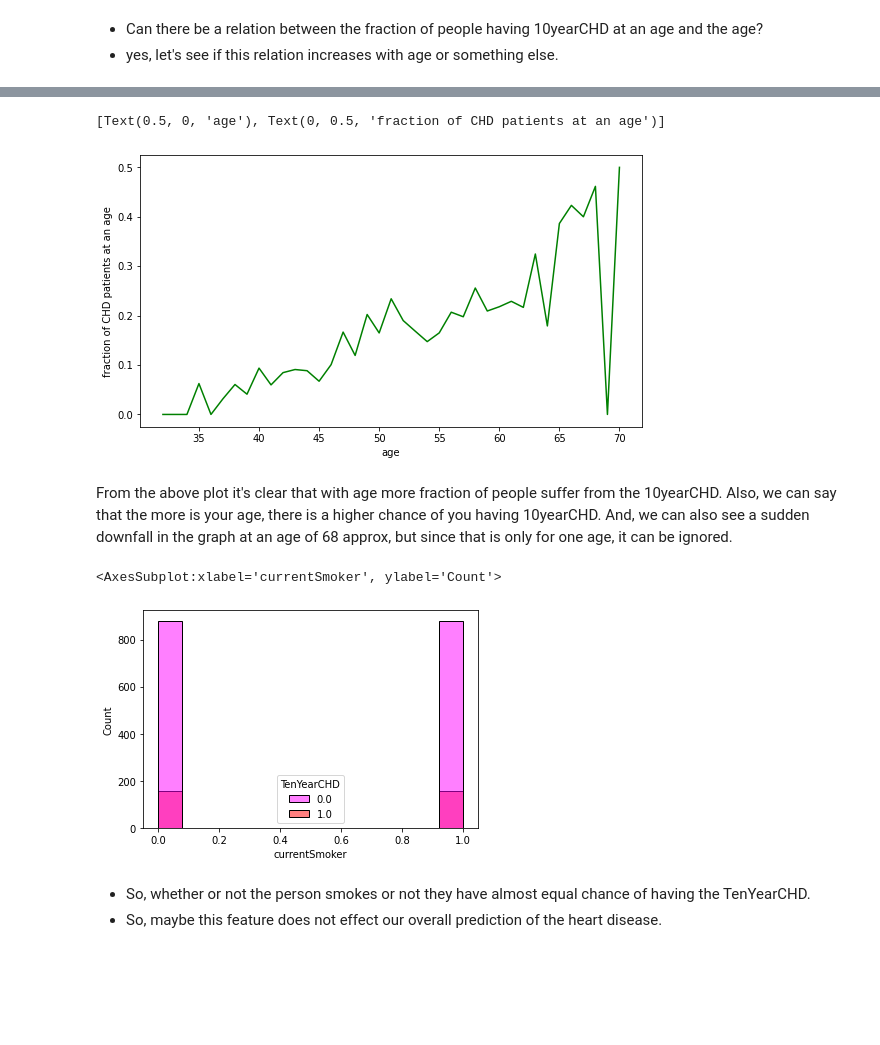
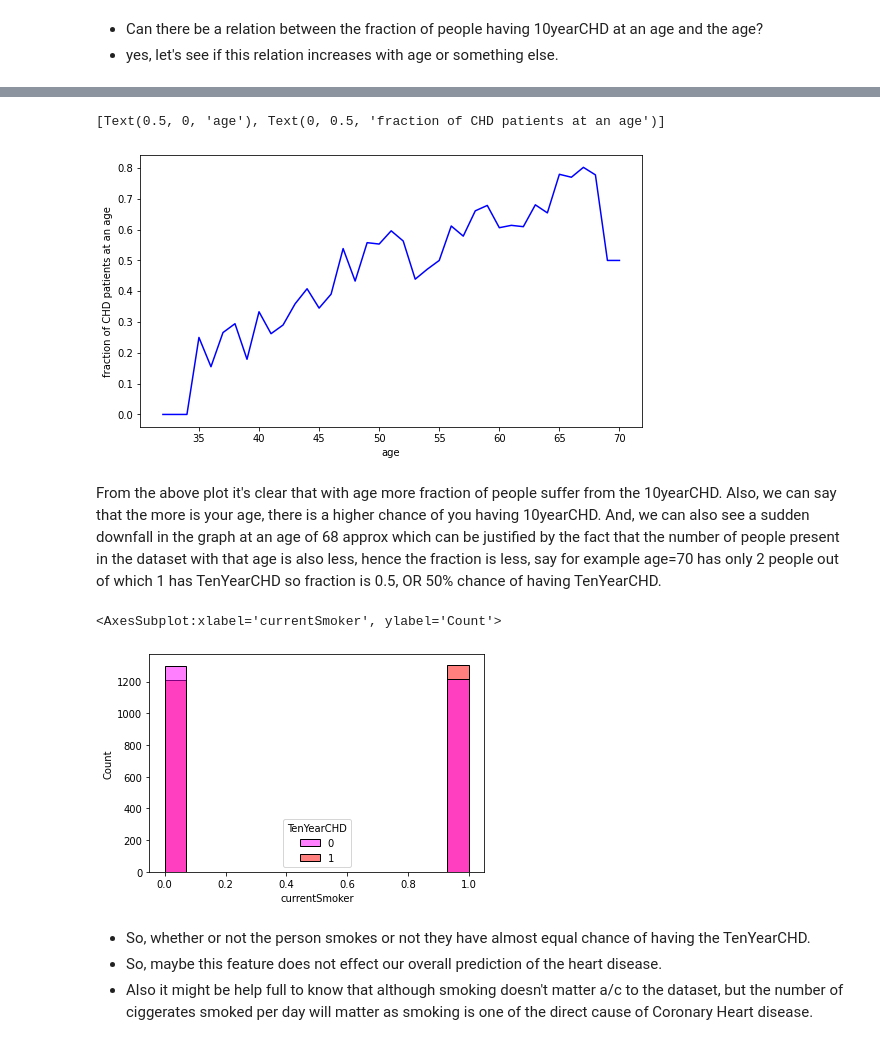
Before and after one commit to RedocamaI/heart_disease_predictor, a Jupyter notebook: heart_disease_predictor.ipynb, the cells around one changed output, grey strips where cells are left out. Drawn from its saved outputs; the diff is of its cells as text; code cells hidden in the pictures; blank space fills up the shorter version.

```diff
--- a/heart_disease_predictor.ipynb
+++ b/heart_disease_predictor.ipynb
@@ -361,0 +364,2 @@ X_test.isnull().sum().sum():  0
+# %%
+y_train = pd.DataFrame(y_train.reset_index())['TenYearCHD']
@@ -376,13 +388,12 @@ sns.histplot(x=X_train['male'], hue=y_train, palette=['Magenta','r'])
 - yes, let's see if this relation increases with age or something else.
 # %%
 # count of heart disease based on age
-ages = unique_vals(X_train.age)
+ages = list(X_train['age'].unique())
 y = []
 for age in ages:
     count = 0
-    count_total = 0
+    count_total = len(X_train[X_train['age']==age])
     for i in range(0, len(X_train)):
-        if X_train.age[i] == age:
-            count_total += 1
+        if X_train['age'][i] == age:
             count += list(y_train)[i]
     y.append(count/count_total)
@@ -389,22 +420,23 @@ for age in ages:
 # %%
 age_plot = plt.figure(figsize=(9,5))
-age_plot = sns.lineplot(x=ages, y=y, color='g')
+age_plot = sns.lineplot(x=ages, y=y, color='b')
 age_plot.set(xlabel='age', ylabel='fraction of CHD patients at an age')
 # %% [output]
 [Text(0.5, 0, 'age'), Text(0, 0.5, 'fraction of CHD patients at an age')]
-[figure, old version]
+[figure, new version]
 # %% [markdown]
 From the above plot it's clear that with age more fraction of people suffer
 from the 10yearCHD.
-Also, we can say that the more is your age, there is a higher chance of you having 10yearCHD. And, we can also see a sudden downfall in the graph at an age of 68 approx, but since that is only for one age, it can be ignored.
+Also, we can say that the more is your age, there is a higher chance of you having 10yearCHD. And, we can also see a sudden downfall in the graph at an age of 68 approx which can be justified by the fact that the number of people present in the dataset with that age is also less, hence the fraction is less, say for example age=70 has only 2 people out of which 1 has TenYearCHD so fraction is 0.5, OR 50% chance of having TenYearCHD.
 # %%
 sns.histplot(x=X_train['currentSmoker'], hue=y_train, palette=['Magenta','r'])
 # %% [output]
 <AxesSubplot:xlabel='currentSmoker', ylabel='Count'>
-[figure, old version]
+[figure, new version]
 # %% [markdown]
 - So, whether or not the person smokes or not they have almost equal chance of having the TenYearCHD.
 - So, maybe this feature does not effect our overall prediction of the heart disease.
+- Also it might be help full to know that although smoking doesn't matter a/c to the dataset, but the number of ciggerates smoked per day will matter as smoking is one of the direct cause of Coronary Heart disease.
 # %%
 sns.scatterplot(x=X_train['cigsPerDay'], y=X_train['age'], hue=y_train, palette=['b','r'])
 # %% [output]
```
Also changed, not shown: parts of 58 cells of this notebook.
